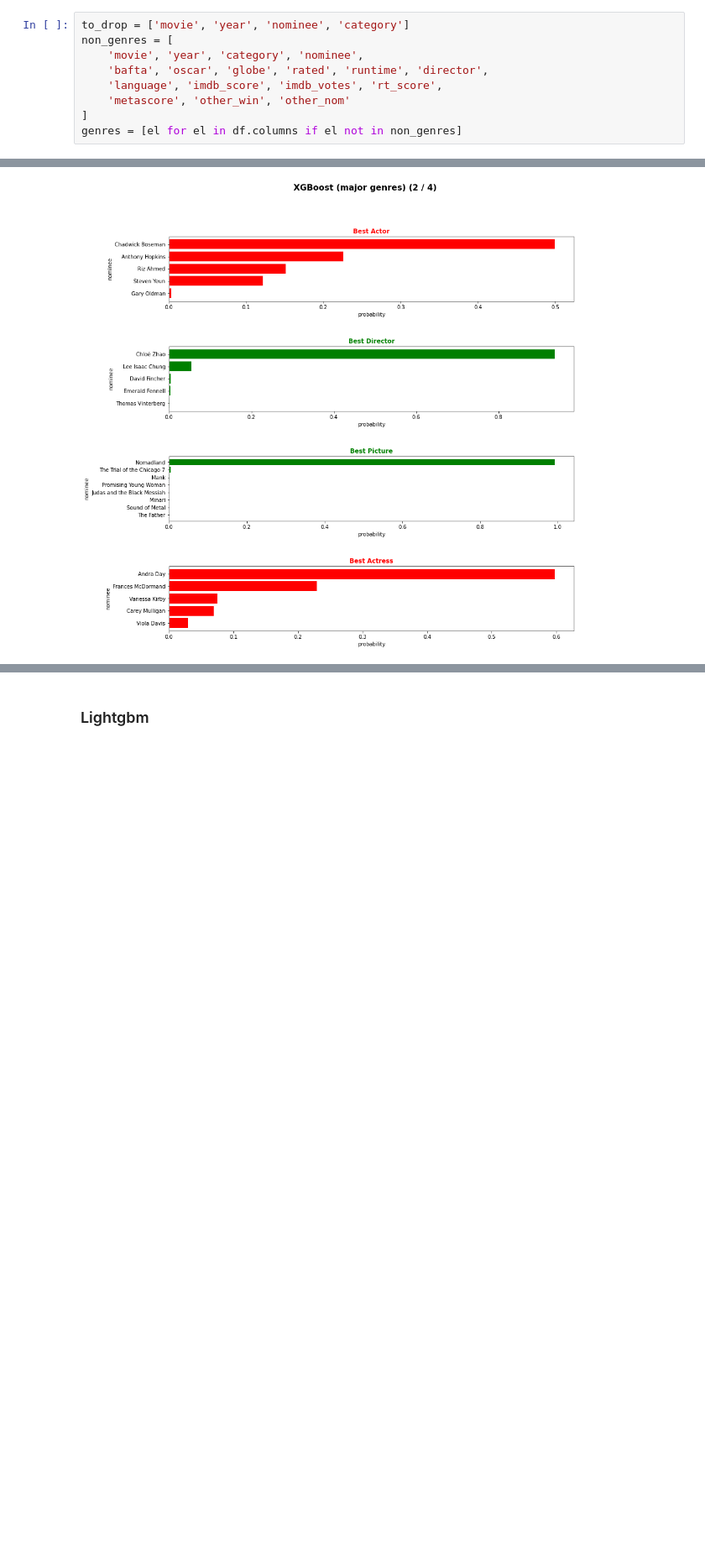
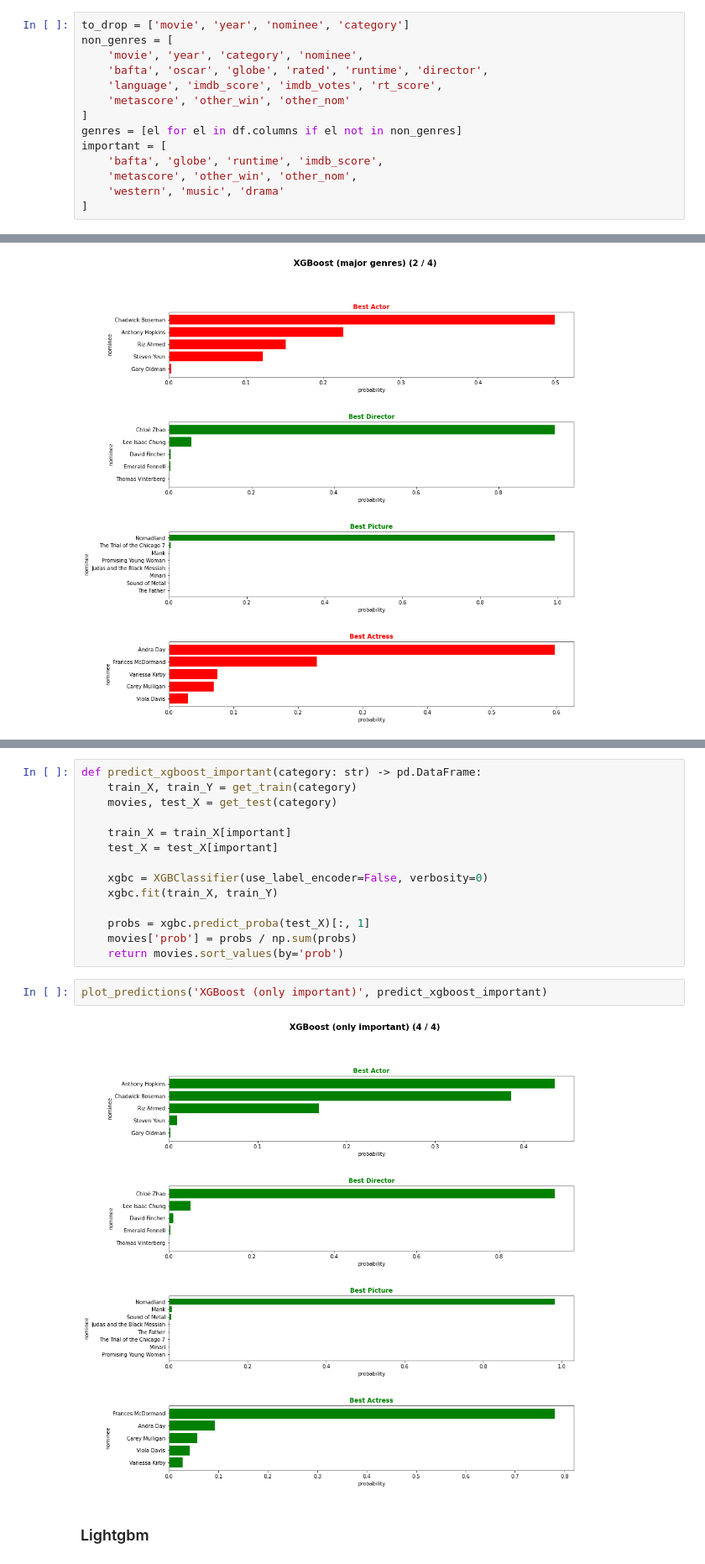
Before and after one commit to vvkin/oscar-predicting, a Jupyter notebook: notebooks/predicting.ipynb, the cells around one changed output, grey strips where cells are left out. Shown at 84% size. Cells and saved outputs as stored; diff of their text form; blank space fills up the shorter version.

Commit message:
Improve models using most important features

```diff
--- a/notebooks/predicting.ipynb
+++ b/notebooks/predicting.ipynb
@@ -66,6 +66,11 @@ non_genres = [
     'metascore', 'other_win', 'other_nom'
 ]
 genres = [el for el in df.columns if el not in non_genres]
+important = [
+    'bafta', 'globe', 'runtime', 'imdb_score',
+    'metascore', 'other_win', 'other_nom',
+    'western', 'music', 'drama'
+]
 # %%
 def get_train(category: str) -> tuple[pd.DataFrame, pd.Series]:
     data = train[train.category == category].drop(columns=to_drop, axis=1)
@@ -173,3 +201,21 @@ plot_predictions('XGBoost (major genres)', predict_xgboost_major)
+# %%
+def predict_xgboost_important(category: str) -> pd.DataFrame:
+    train_X, train_Y = get_train(category)
+    movies, test_X = get_test(category)
+
+    train_X = train_X[important]
+    test_X = test_X[important]
+
+    xgbc = XGBClassifier(use_label_encoder=False, verbosity=0)
+    xgbc.fit(train_X, train_Y)
+
+    probs = xgbc.predict_proba(test_X)[:, 1]
+    movies['prob'] = probs / np.sum(probs)
+    return movies.sort_values(by='prob')
+# %%
+plot_predictions('XGBoost (only important)', predict_xgboost_important)
+# %% [output]
+[figure, added]
 # %% [markdown]
 ### Lightgbm
 # %%
```
Also changed, not shown: parts of 10 cells of this notebook.
